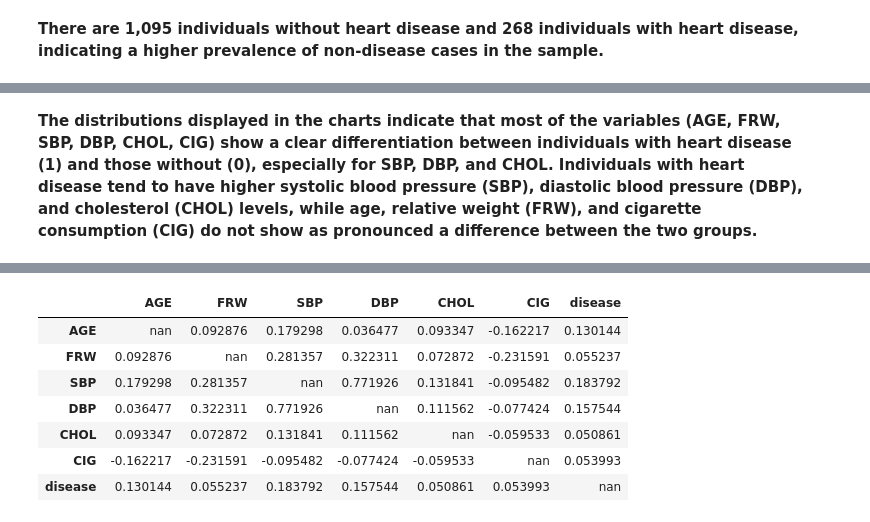
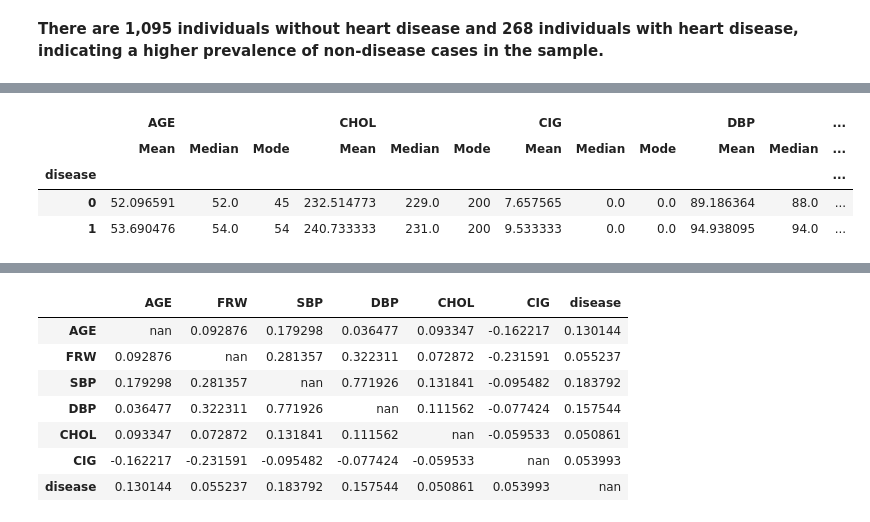
Before and after one commit to UBC-MDS/CardioPredict, a Jupyter notebook: heart_disease_analysis.ipynb, the cells around one changed output, grey strips where cells are left out. Cells and saved outputs as stored; diff of their text form; code cells hidden in the pictures.

```diff
--- a/heart_disease_analysis.ipynb
+++ b/heart_disease_analysis.ipynb
@@ -128,5 +133,23 @@ numerical_chart = alt.Chart(train_df).mark_area(opacity=0.8).encode(
 numerical_chart
 # %% [output]
 [interactive output not drawn]
-# %% [markdown]
-__The distributions displayed in the charts indicate that most of the variables (AGE, FRW, SBP, DBP, CHOL, CIG) show a clear differentiation between individuals with heart disease (1) and those without (0), especially for SBP, DBP, and CHOL. Individuals with heart disease tend to have higher systolic blood pressure (SBP), diastolic blood pressure (DBP), and cholesterol (CHOL) levels, while age, relative weight (FRW), and cigarette consumption (CIG) do not show as pronounced a difference between the two groups.__
+# %%
+def first_mode(series):
+    return series.mode().iloc[0]
+
+mean_df = train_df.groupby('disease')[numerical_features].mean()
+median_df = train_df.groupby('disease')[numerical_features].median()
+mode_df = train_df.groupby('disease')[numerical_features].agg(first_mode)
+
+combined_df = pd.concat([mean_df, median_df, mode_df], axis=1, keys=['Mean', 'Median', 'Mode'])
+
+combined_df.columns = combined_df.columns.swaplevel(0, 1)
+combined_df.sort_index(axis=1, level=0, inplace=True)
+
+combined_df
+# %% [output]
+|  | AGE |  |  | CHOL |  |  | CIG |  |  | DBP |  | ... |
+|  | Mean | Median | Mode | Mean | Median | Mode | Mean | Median | Mode | Mean | Median | ... |
+| disease |  |  |  |  |  |  |  |  |  |  |  | ... |
+| 0 | 52.096591 | 52.0 | 45 | 232.514773 | 229.0 | 200 | 7.657565 | 0.0 | 0.0 | 89.186364 | 88.0 | ... |
+| 1 | 53.690476 | 54.0 | 54 | 240.733333 | 231.0 | 200 | 9.533333 | 0.0 | 0.0 | 94.938095 | 94.0 | ... |
```
Also changed, not shown: parts of 4 cells of this notebook, 1 other file.
